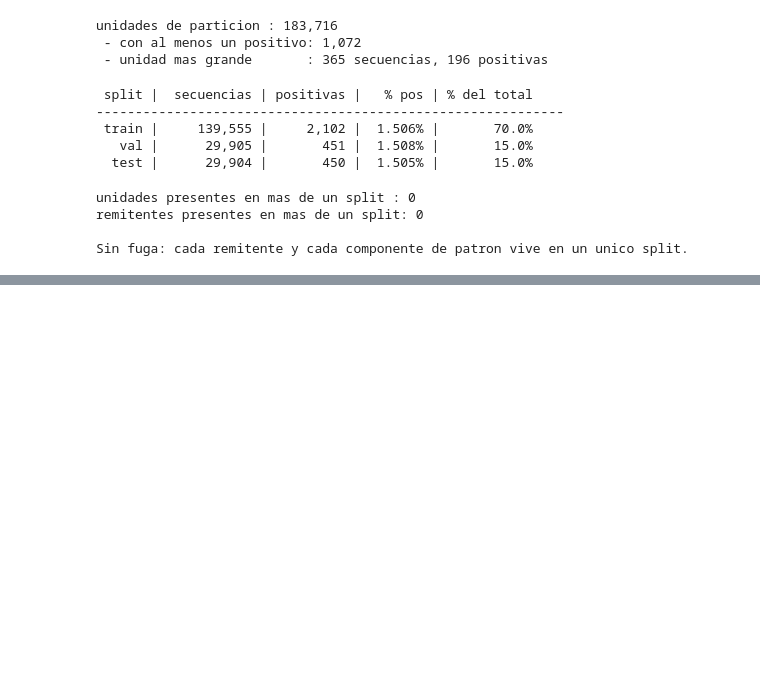
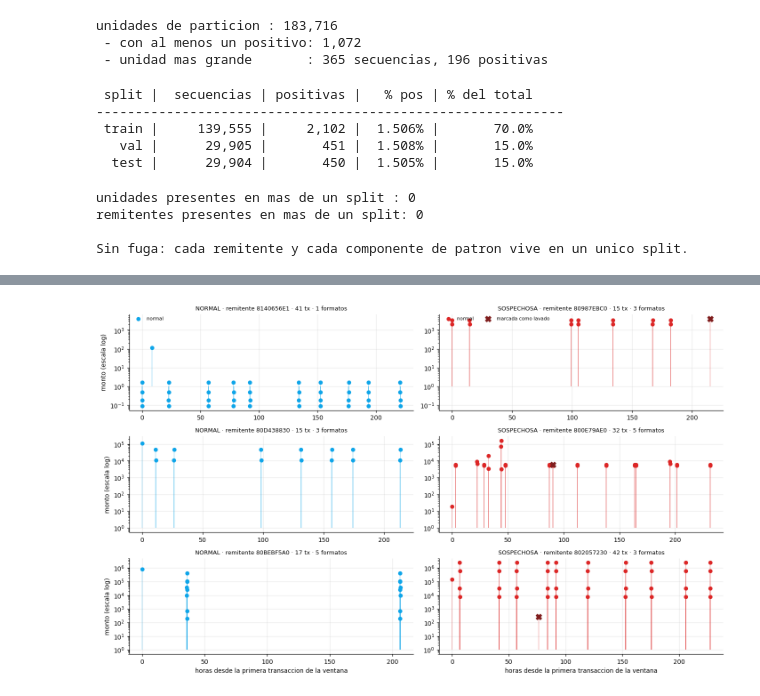
Before and after one commit to JuanDsm04/dl-project2, a Jupyter notebook: dl-project2-notebook.ipynb, the cells around one changed output, grey strips where cells are left out. Drawn from its saved outputs; the diff is of its cells as text; code cells hidden in the pictures; blank space fills up the shorter version.

```diff
--- a/dl-project2-notebook.ipynb
+++ b/dl-project2-notebook.ipynb
@@ -695,0 +830,39 @@ Sin fuga: cada remitente y cada componente de patron vive en un unico split.
+# %%
+# Tres pares de ejemplos: secuencias normales frente a sospechosas
+meta_ts = work["ts"].to_numpy()
+meta_amt = work["amt_paid"].to_numpy()
+meta_ill = work["is_laundering"].to_numpy()
+meta_fmt = work["fmt"].cat.codes.to_numpy()
+meta_newdest = work["is_new_dest"].to_numpy()
+
+cand_pos = [i for i in np.where(w_label == 1)[0] if 12 <= lens[i] <= 45]
+cand_neg = [i for i in np.where(w_label == 0)[0] if 12 <= lens[i] <= 45]
+rr = np.random.default_rng(7)
+pick_pos = rr.choice(cand_pos, 3, replace=False)
+pick_neg = rr.choice(cand_neg, 3, replace=False)
+
+fig, axes = plt.subplots(3, 2, figsize=(13, 7.8))
+for row in range(3):
+    axes[row, 0].sharey(axes[row, 1])      # misma escala dentro de cada par
+    for col, (idx, titulo, base) in enumerate([
+            (pick_neg[row], "NORMAL", "#0ea5e9"),
+            (pick_pos[row], "SOSPECHOSA", "#dc2626")]):
+        a, b = s_start[idx], s_end[idx]
+        t = (meta_ts[a:b] - meta_ts[a]) / np.timedelta64(1, "h")
+        y = meta_amt[a:b]; z = meta_ill[a:b].astype(bool)
+        ax = axes[row, col]
+        ax.vlines(t, 1, y, color=base, alpha=.35, lw=1)
+        ax.scatter(t[~z], y[~z], s=26, color=base, zorder=3, label="normal")
+        if z.any():
+            ax.scatter(t[z], y[z], s=70, color="#7f1d1d", marker="X",
+                       zorder=4, label="marcada como lavado")
+        ax.set_yscale("log")
+        ax.set_title(f"{titulo} · remitente {sender_names[w_sender[sel][idx]]} · "
+                     f"{b-a} tx · {len(set(meta_fmt[a:b]))} formatos", fontsize=8.5)
+        if row == 2: ax.set_xlabel("horas desde la primera transaccion de la ventana")
+        if col == 0: ax.set_ylabel("monto (escala log)")
+        if row == 0: ax.legend(frameon=False, fontsize=7, loc="upper left",
+                               ncol=2, bbox_to_anchor=(0, 1.02))
+plt.tight_layout(); plt.show()
+# %% [output]
+[figure, added]
```
Also changed, not shown: parts of 12 cells of this notebook.
